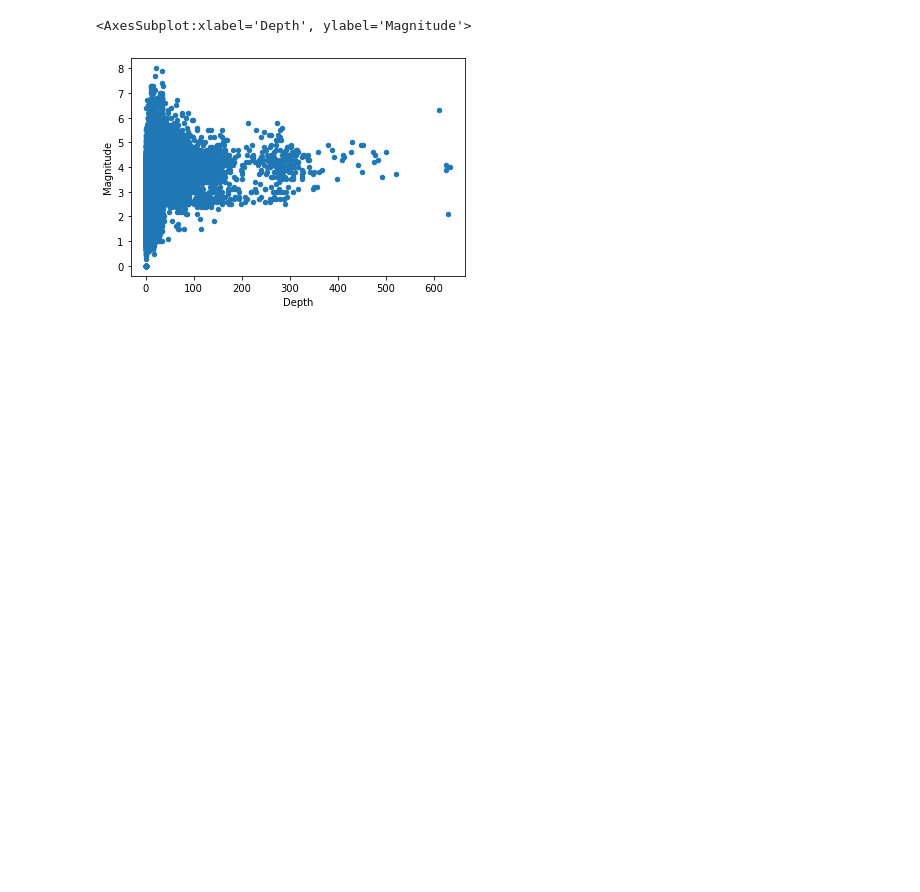
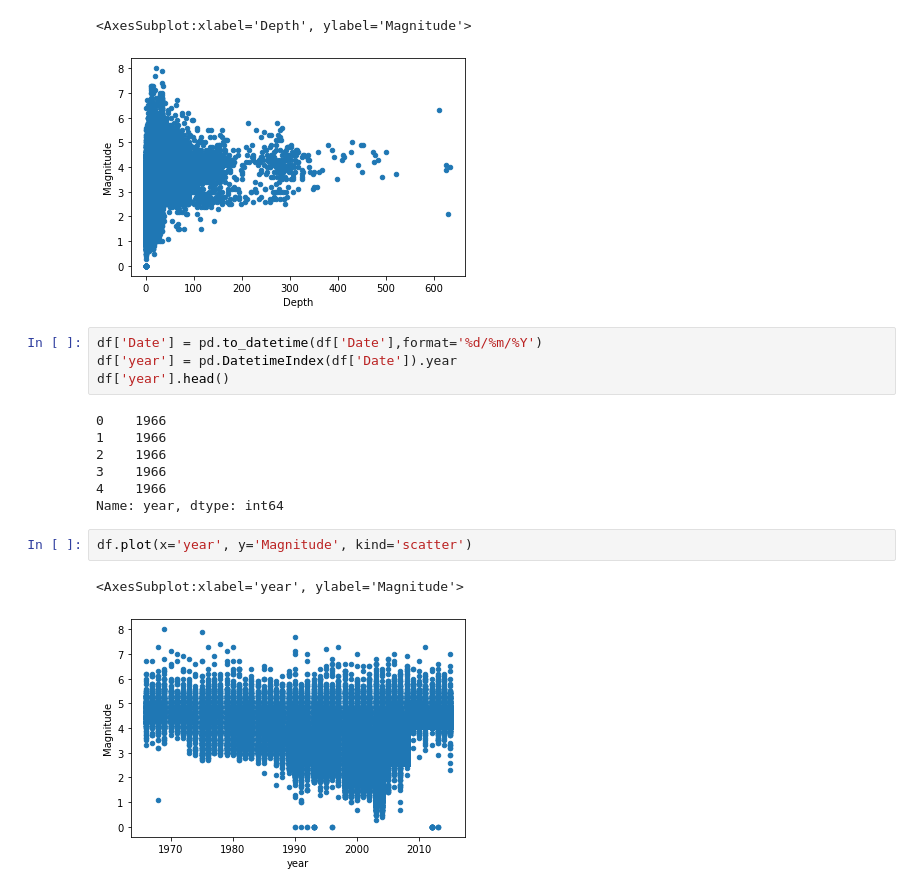
Before and after one commit to pritindra/FFS_seismic, a Jupyter notebook: sim.ipynb, the cells around one changed output. Saved outputs shown, nothing was run; the diff lists cells and outputs as text; blank space fills up the shorter version.

```diff
--- a/sim.ipynb
+++ b/sim.ipynb
@@ -22,3 +22,19 @@ df.plot(x='Depth', y='Magnitude', kind='scatter')
 # %% [output]
 <AxesSubplot:xlabel='Depth', ylabel='Magnitude'>
 [figure]
+# %%
+df['Date'] = pd.to_datetime(df['Date'],format='%d/%m/%Y')
+df['year'] = pd.DatetimeIndex(df['Date']).year
+df['year'].head()
+# %% [output]
+0    1966
+1    1966
+2    1966
+3    1966
+4    1966
+Name: year, dtype: int64
+# %%
+df.plot(x='year', y='Magnitude', kind='scatter')
+# %% [output]
+<AxesSubplot:xlabel='year', ylabel='Magnitude'>
+[figure, added]
```
Also changed, not shown: parts of 2 cells of this notebook.
